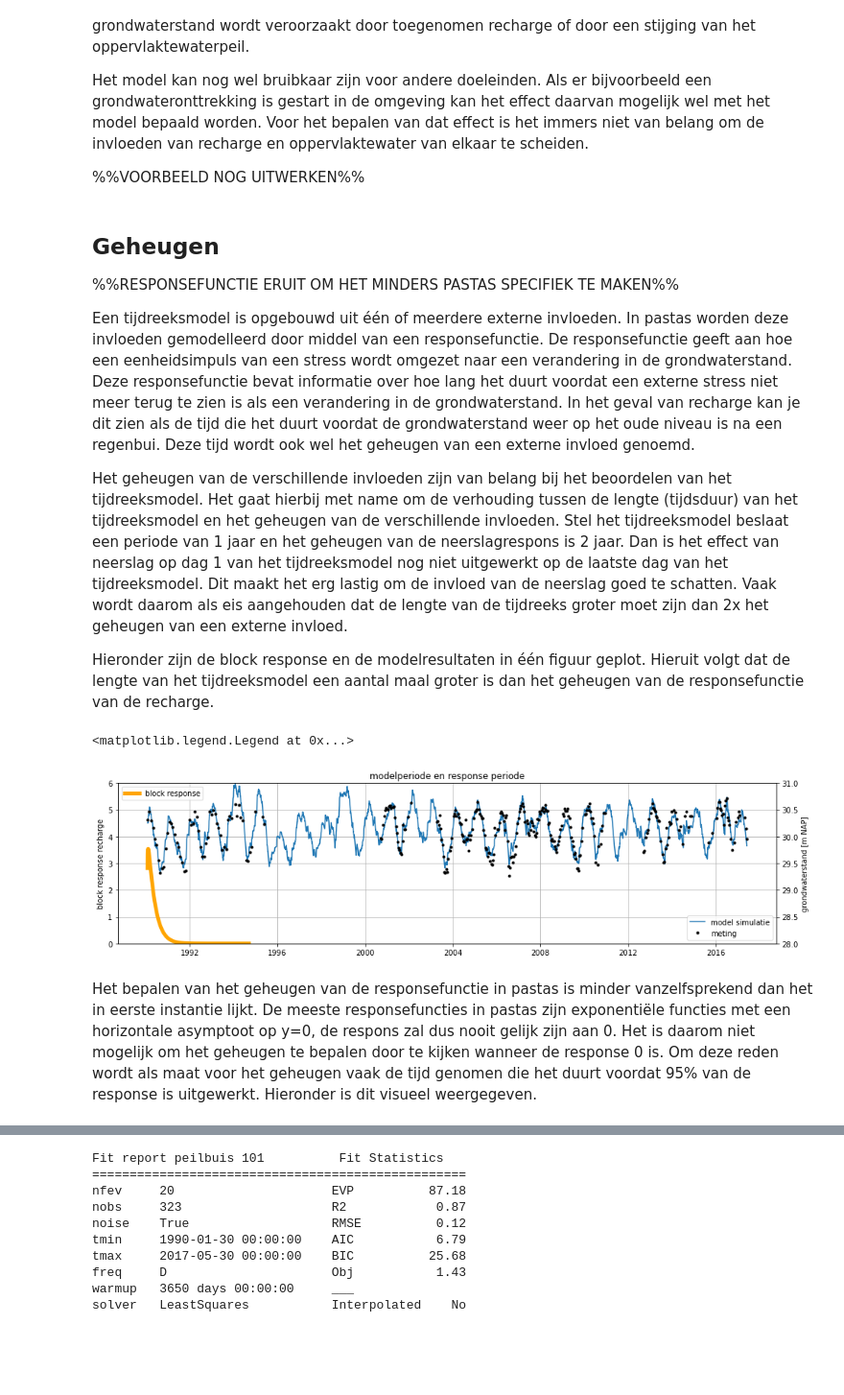
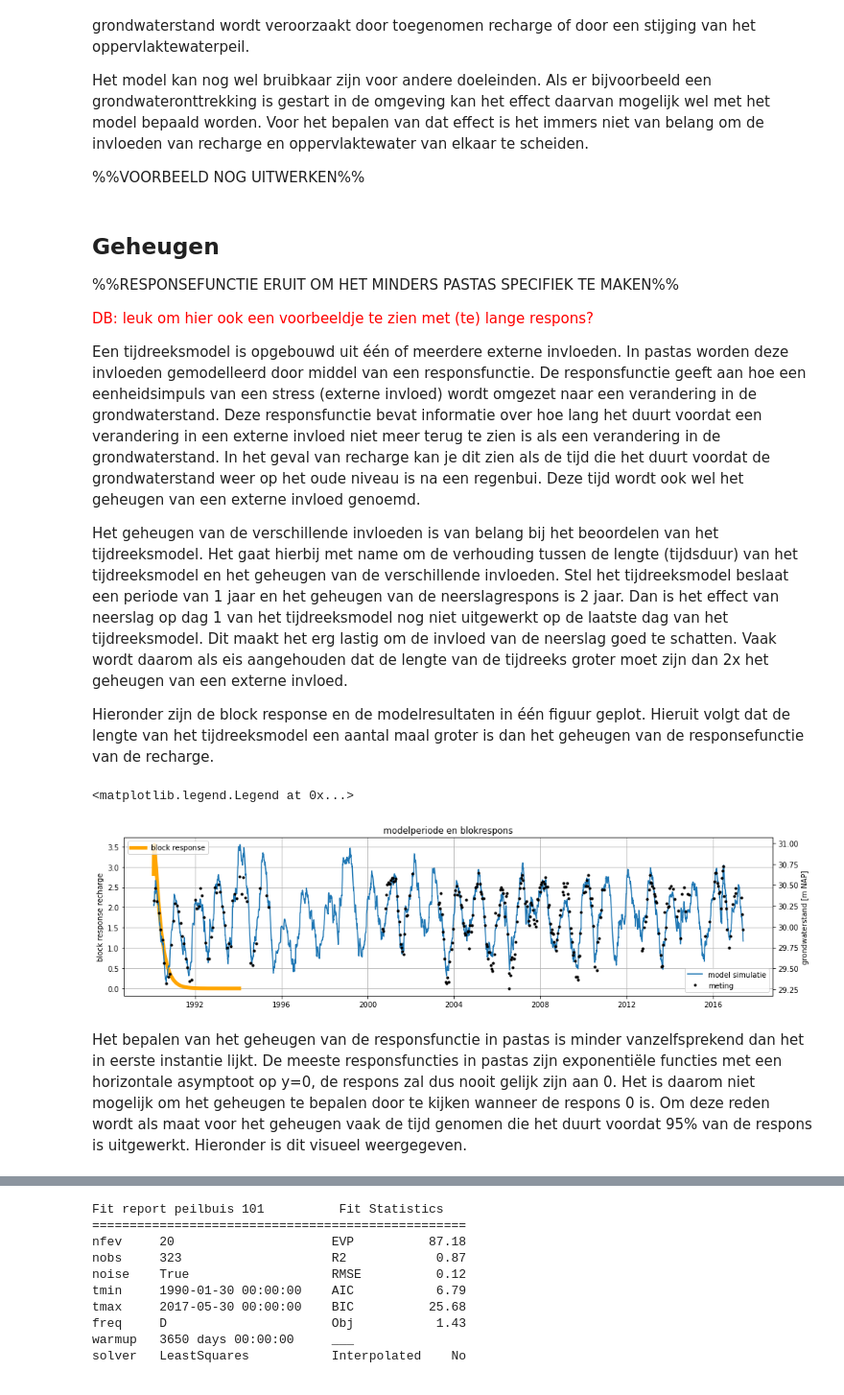
Before and after one commit to ArtesiaWater/stowa_handleiding_tijdreeksanalyse, a Jupyter notebook: beoordeling/beoordeling.ipynb, the cells around one changed output, grey strips where cells are left out. Shown: that part at 96% size. Cells and saved outputs as stored; diff of their text form; code cells hidden in the pictures; blank space fills up the shorter version.

```diff
--- a/beoordeling/beoordeling.ipynb
+++ b/beoordeling/beoordeling.ipynb
@@ -289,39 +355,41 @@ Het model kan nog wel bruibkaar zijn voor andere doeleinden. Als er bijvoorbeeld
 
 %%RESPONSEFUNCTIE ERUIT OM HET MINDERS PASTAS SPECIFIEK TE MAKEN%%
 
-Een tijdreeksmodel is opgebouwd uit één of meerdere externe invloeden. In pastas worden deze invloeden gemodelleerd door middel van een responsefunctie. De responsefunctie geeft aan hoe een eenheidsimpuls van een stress wordt omgezet naar een verandering in de grondwaterstand. Deze responsefunctie bevat informatie over hoe lang het duurt voordat een externe stress niet meer terug te zien is als een verandering in de grondwaterstand. In het geval van recharge kan je dit zien als de tijd die het duurt voordat de grondwaterstand weer op het oude niveau is na een regenbui. Deze tijd wordt ook wel het geheugen van een externe invloed genoemd.
+<p style="color:red">DB: leuk om hier ook een voorbeeldje te zien met (te) lange respons?</p>
 
-Het geheugen van de verschillende invloeden zijn van belang bij het beoordelen van het tijdreeksmodel. Het gaat hierbij met name om de verhouding tussen de lengte (tijdsduur) van het tijdreeksmodel en het geheugen van de verschillende invloeden. Stel het tijdreeksmodel beslaat een periode van 1 jaar en het geheugen van de neerslagrespons is 2 jaar. Dan is het effect van neerslag op dag 1 van het tijdreeksmodel nog niet uitgewerkt op de laatste dag van het tijdreeksmodel. Dit maakt het erg lastig om de invloed van de neerslag goed te schatten. Vaak wordt daarom als eis aangehouden dat de lengte van de tijdreeks groter moet zijn dan 2x het geheugen van een externe invloed.
+Een tijdreeksmodel is opgebouwd uit één of meerdere externe invloeden. In pastas worden deze invloeden gemodelleerd door middel van een responsfunctie. De responsfunctie geeft aan hoe een eenheidsimpuls van een stress (externe invloed) wordt omgezet naar een verandering in de grondwaterstand. Deze responsfunctie bevat informatie over hoe lang het duurt voordat een verandering in een externe invloed niet meer terug te zien is als een verandering in de grondwaterstand. In het geval van recharge kan je dit zien als de tijd die het duurt voordat de grondwaterstand weer op het oude niveau is na een regenbui. Deze tijd wordt ook wel het geheugen van een externe invloed genoemd.
+
+Het geheugen van de verschillende invloeden is van belang bij het beoordelen van het tijdreeksmodel. Het gaat hierbij met name om de verhouding tussen de lengte (tijdsduur) van het tijdreeksmodel en het geheugen van de verschillende invloeden. Stel het tijdreeksmodel beslaat een periode van 1 jaar en het geheugen van de neerslagrespons is 2 jaar. Dan is het effect van neerslag op dag 1 van het tijdreeksmodel nog niet uitgewerkt op de laatste dag van het tijdreeksmodel. Dit maakt het erg lastig om de invloed van de neerslag goed te schatten. Vaak wordt daarom als eis aangehouden dat de lengte van de tijdreeks groter moet zijn dan 2x het geheugen van een externe invloed.
 
 Hieronder zijn de block response en de modelresultaten in één figuur geplot. Hieruit volgt dat de lengte van het tijdreeksmodel een aantal maal groter is dan het geheugen van de responsefunctie van de recharge.
 # %%
 # get response function
 sm = ml.stressmodels['recharge']
 resp_func = sm.rfunc
 fig, ax = plt.subplots(figsize=(16,4))
-block_resp = resp_func.block(ml.get_parameters('recharge'), cutoff=0.9999999)
+block_resp = resp_func.block(ml.get_parameters('recharge'), cutoff=0.999999)
 
 # plot response function
 ax.plot(pd.date_range(ml.settings['tmin'], periods=len(block_resp)), block_resp, label='block response',
         color='orange', lw=5)
 ax.grid()
 ax.set_ylabel('block response recharge')
-ax.set_ylim(0,6)
-ax.set_title('modelperiode en response periode')
+# ax.set_ylim(0,6)
+ax.set_title('modelperiode en blokrespons')
 ax.legend(loc=2)
 
 # plot model results
 ax2 = ax.twinx()
 ax2.plot(ml.simulate(), label='model simulatie')#, lw=0.2)
 ax2.plot(oseries['1990':], marker='.', ls='', color='k', label='meting')
 ax2.set_ylabel('grondwaterstand [m NAP]')
-ax2.set_ylim(28,31)
+# ax2.set_ylim(28,31)
 ax2.legend(loc=4)
 # %% [output]
 <matplotlib.legend.Legend at 0x...>
-[figure, old version]
+[figure, new version]
 # %% [markdown]
-Het bepalen van het geheugen van de responsefunctie in pastas is minder vanzelfsprekend dan het in eerste instantie lijkt. De meeste responsefuncties in pastas zijn exponentiële functies met een horizontale asymptoot op y=0, de respons zal dus nooit gelijk zijn aan 0. Het is daarom niet mogelijk om het geheugen te bepalen door te kijken wanneer de response 0 is. Om deze reden wordt als maat voor het geheugen vaak de tijd genomen die het duurt voordat 95% van de response is uitgewerkt. Hieronder is dit visueel weergegeven.
+Het bepalen van het geheugen van de responsfunctie in pastas is minder vanzelfsprekend dan het in eerste instantie lijkt. De meeste responsfuncties in pastas zijn exponentiële functies met een horizontale asymptoot op y=0, de respons zal dus nooit gelijk zijn aan 0. Het is daarom niet mogelijk om het geheugen te bepalen door te kijken wanneer de respons 0 is. Om deze reden wordt als maat voor het geheugen vaak de tijd genomen die het duurt voordat 95% van de respons is uitgewerkt. Hieronder is dit visueel weergegeven.
 # %%
 t95 = resp_func.get_tmax(ml.get_parameters('recharge'), cutoff=0.95)
 print(f'geheugen (t95) -> {t95:.0f} dagen')
```
Also changed, not shown: parts of 31 cells of this notebook.
